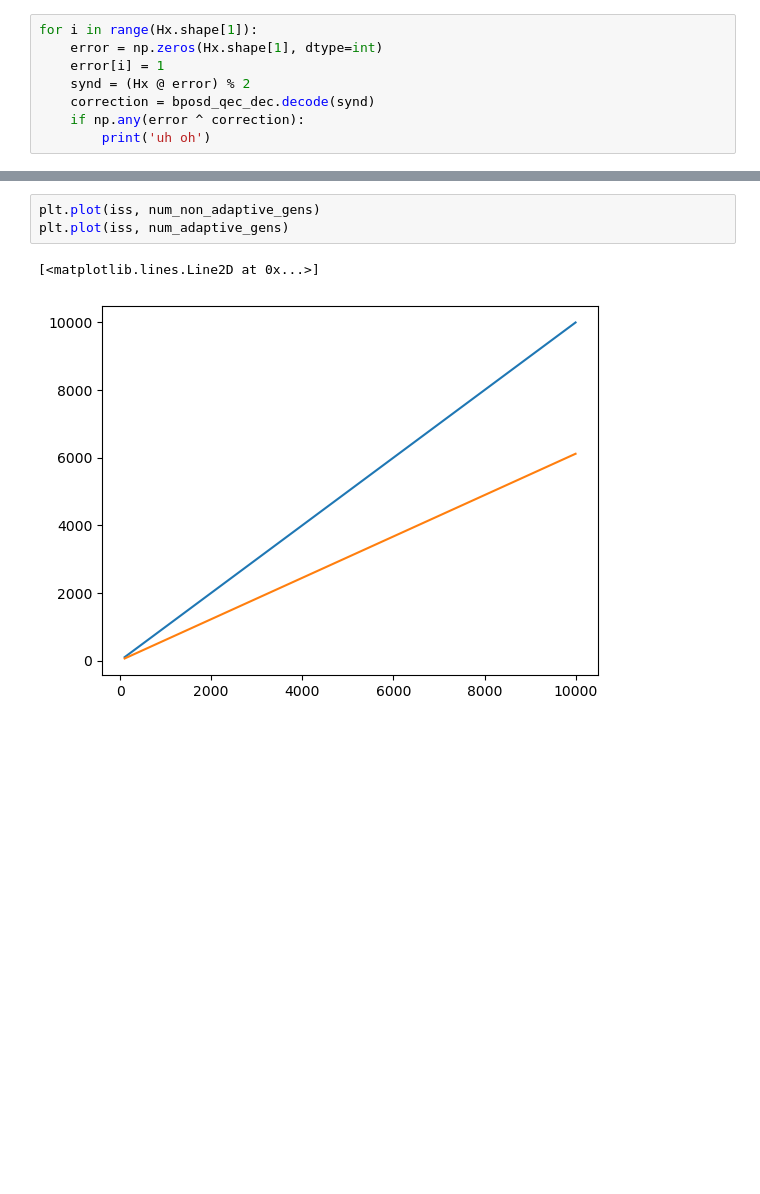
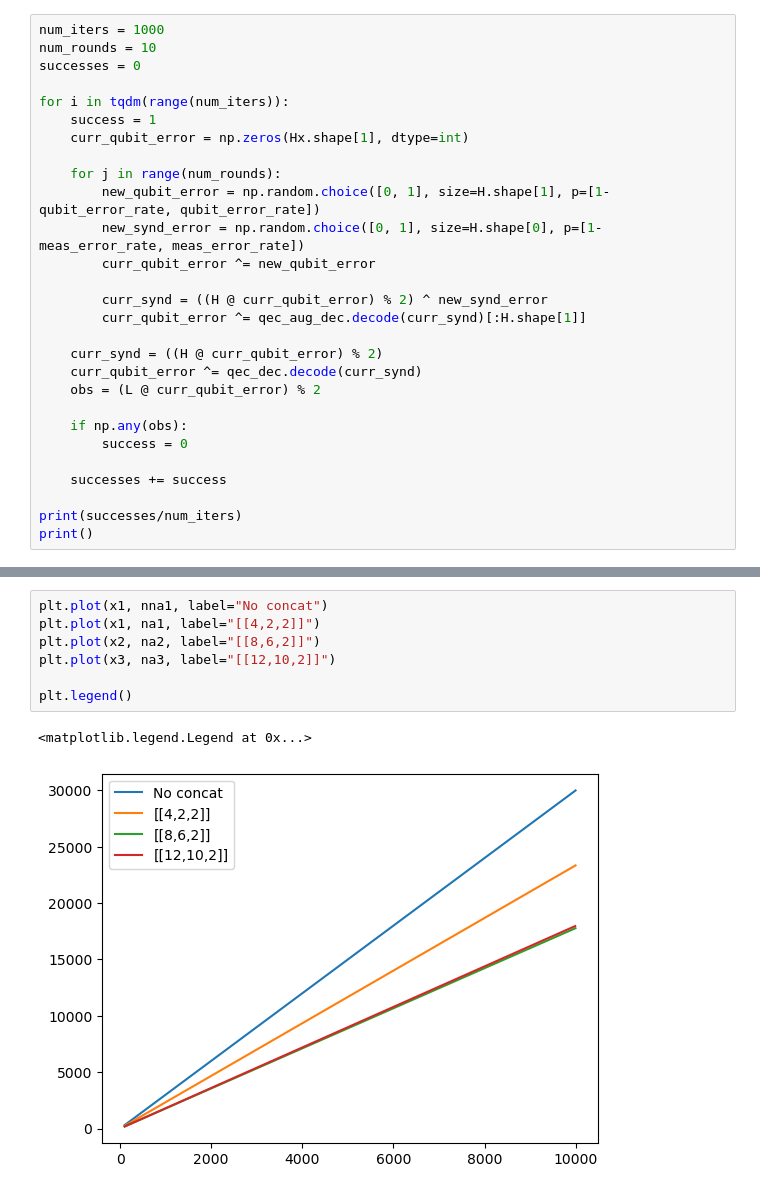
Before and after one commit to noahberthusen/adaptive_qec, a Jupyter notebook: notebooks/test.ipynb, the cells around one changed output, grey strips where cells are left out. Saved outputs shown, nothing was run; the diff lists cells and outputs as text; blank space fills up the shorter version.

```diff
--- a/notebooks/test.ipynb
+++ b/notebooks/test.ipynb
@@ -25,9 +45,29 @@ bposd_qec_dec = BpOsdDecoder(
 )
-# %%
-for i in range(Hx.shape[1]):
-    error = np.zeros(Hx.shape[1], dtype=int)
-    error[i] = 1
-    synd = (Hx @ error) % 2
-    correction = bposd_qec_dec.decode(synd)
-    if np.any(error ^ correction):
-        print('uh oh')
+# %%
+num_iters = 1000
+num_rounds = 10
+successes = 0
+
+for i in tqdm(range(num_iters)):
+    success = 1
+    curr_qubit_error = np.zeros(Hx.shape[1], dtype=int)
+
+    for j in range(num_rounds):
+        new_qubit_error = np.random.choice([0, 1], size=H.shape[1], p=[1-qubit_error_rate, qubit_error_rate])
+        new_synd_error = np.random.choice([0, 1], size=H.shape[0], p=[1-meas_error_rate, meas_error_rate])
+        curr_qubit_error ^= new_qubit_error
+
+        curr_synd = ((H @ curr_qubit_error) % 2) ^ new_synd_error
+        curr_qubit_error ^= qec_aug_dec.decode(curr_synd)[:H.shape[1]]
+
+    curr_synd = ((H @ curr_qubit_error) % 2)
+    curr_qubit_error ^= qec_dec.decode(curr_synd)
+    obs = (L @ curr_qubit_error) % 2
+
+    if np.any(obs):
+        success = 0
+
+    successes += success
+
+print(successes/num_iters)
+print()
@@ -78,6 +116,10 @@ plt.plot(iss, num_adaptive_CNOTs)
-# %%
-plt.plot(iss, num_non_adaptive_gens)
-plt.plot(iss, num_adaptive_gens)
-# %% [output]
-[<matplotlib.lines.Line2D at 0x...>]
-[figure, removed]
+# %%
+plt.plot(x1, nna1, label="No concat")
+plt.plot(x1, na1, label="[[4,2,2]]")
+plt.plot(x2, na2, label="[[8,6,2]]")
+plt.plot(x3, na3, label="[[12,10,2]]")
+
+plt.legend()
+# %% [output]
+<matplotlib.legend.Legend at 0x...>
+[figure, added]
```
Also changed, not shown: parts of 6 cells of this notebook, 33 other files.
